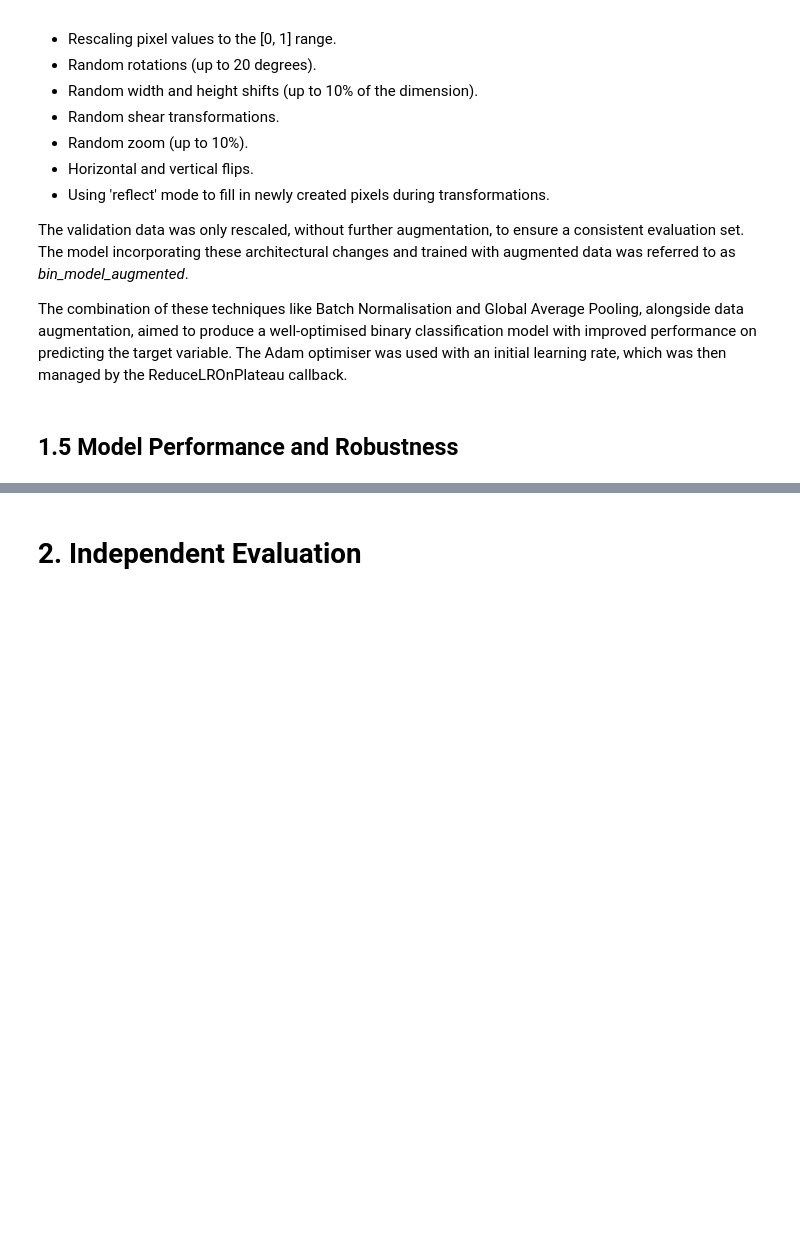
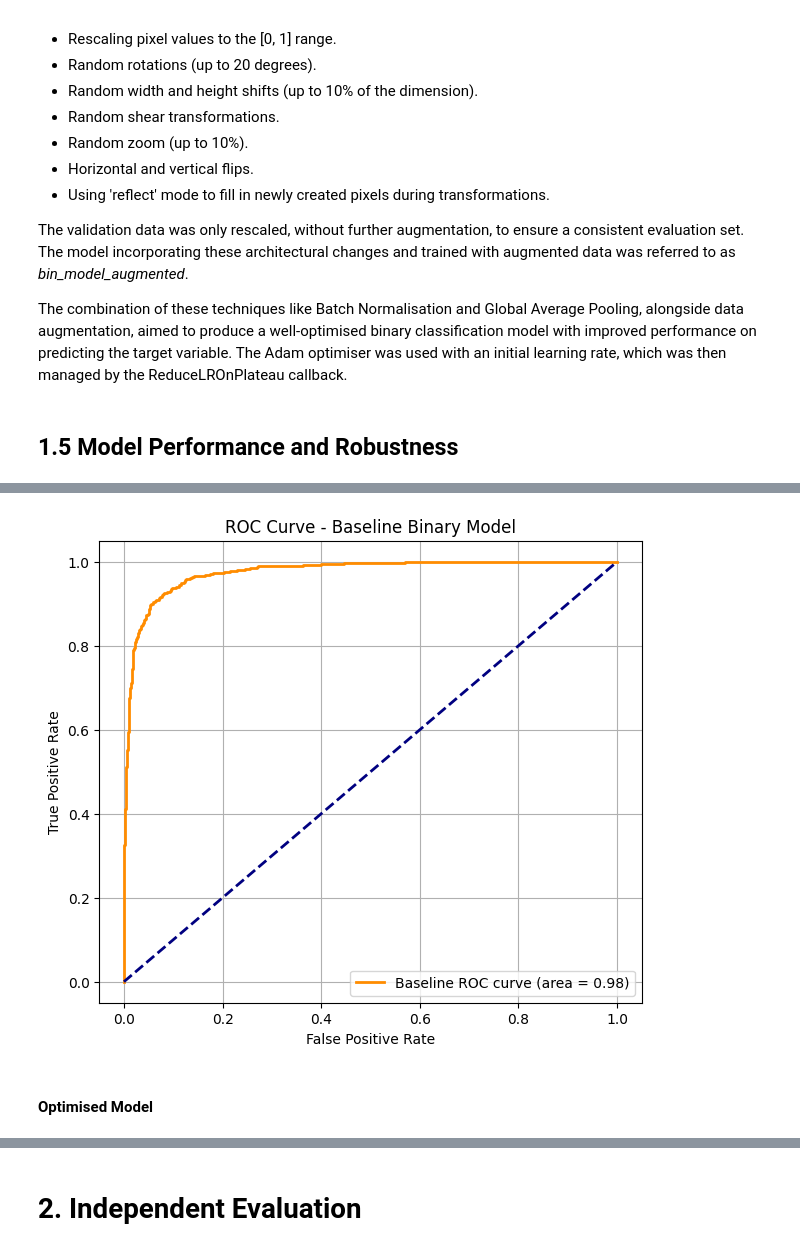
Before and after one commit to Colossus08/ML-Assignment-2, a Jupyter notebook: ML_Assignment_2.ipynb, the cells around one changed output, grey strips where cells are left out. Saved outputs shown, nothing was run; the diff lists cells and outputs as text; code cells hidden in the pictures; blank space fills up the shorter version.

```diff
--- a/ML_Assignment_2.ipynb
+++ b/ML_Assignment_2.ipynb
@@ -1669,0 +1750,14 @@ The combination of these techniques like Batch Normalisation and Global Average
+# %%
+plt.figure(figsize=(7, 6))
+plt.plot(fpr_bin_base, tpr_bin_base, color='darkorange', lw=2, label=f'Baseline ROC curve (area = {roc_auc_bin_base:.2f})')
+plt.plot([0, 1], [0, 1], color='navy', lw=2, linestyle='--')
+plt.xlabel('False Positive Rate')
+plt.ylabel('True Positive Rate')
+plt.title('ROC Curve - Baseline Binary Model')
+plt.legend(loc="lower right")
+plt.grid(True)
+plt.show()
+# %% [output]
+[figure, added]
+# %% [markdown]
+#### Optimised Model
```
Also changed, not shown: parts of 35 cells of this notebook.
